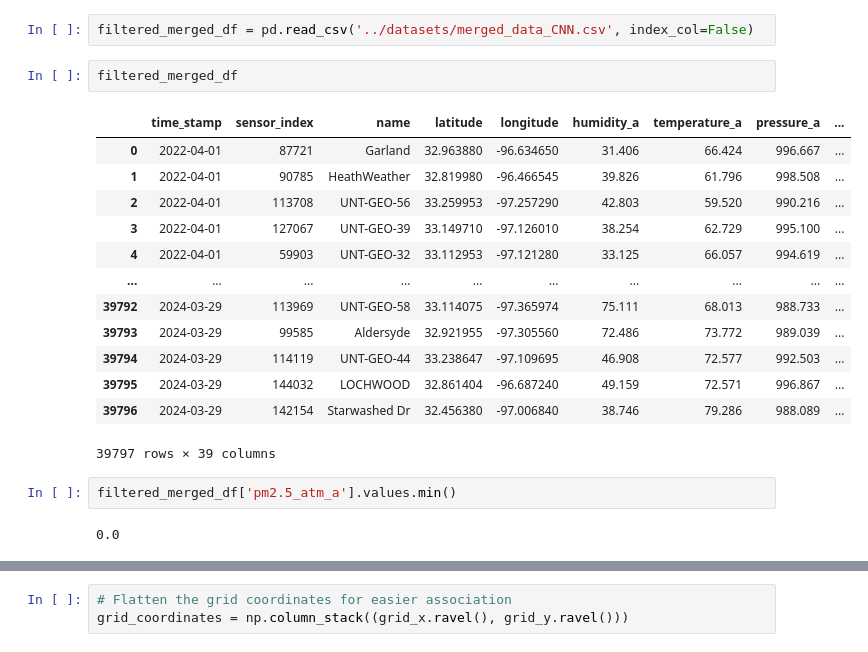
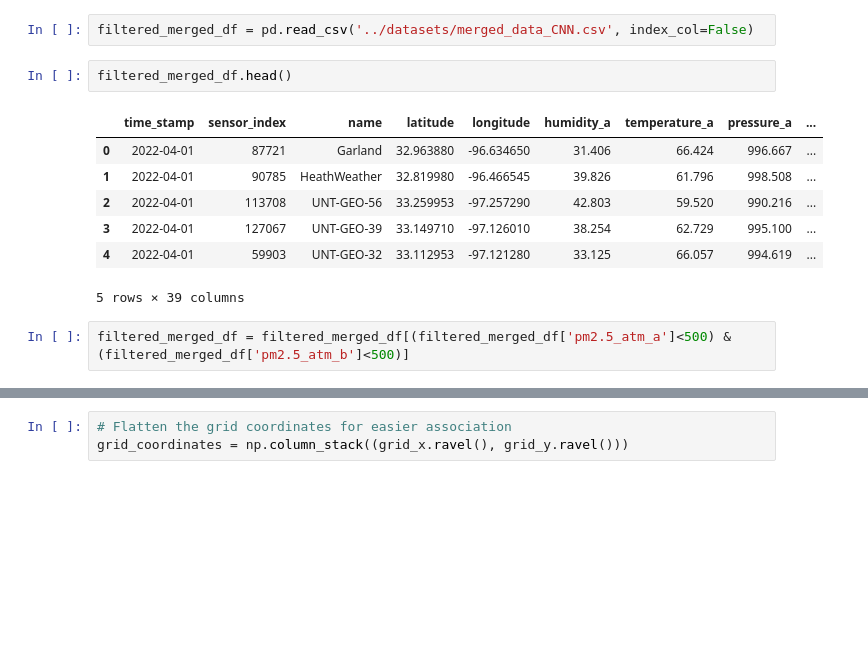
Before and after one commit to siwa-p/Air-quality-monitoring-and-prediction-using-PurpleAir-data, a Jupyter notebook: notebooks/CNN.ipynb, the cells around one changed output, grey strips where cells are left out. Drawn from its saved outputs; the diff is of its cells as text; blank space fills up the shorter version.

```diff
--- a/notebooks/CNN.ipynb
+++ b/notebooks/CNN.ipynb
@@ -69,25 +395,17 @@ import sqlite3
 # %%
 filtered_merged_df = pd.read_csv('../datasets/merged_data_CNN.csv', index_col=False)
 # %%
-filtered_merged_df
+filtered_merged_df.head()
 # %% [output]
 |  | time_stamp | sensor_index | name | latitude | longitude | humidity_a | temperature_a | pressure_a | ... |
 | 0 | 2022-04-01 | 87721 | Garland | 32.963880 | -96.634650 | 31.406 | 66.424 | 996.667 | ... |
 | 1 | 2022-04-01 | 90785 | HeathWeather | 32.819980 | -96.466545 | 39.826 | 61.796 | 998.508 | ... |
 | 2 | 2022-04-01 | 113708 | UNT-GEO-56 | 33.259953 | -97.257290 | 42.803 | 59.520 | 990.216 | ... |
 | 3 | 2022-04-01 | 127067 | UNT-GEO-39 | 33.149710 | -97.126010 | 38.254 | 62.729 | 995.100 | ... |
 | 4 | 2022-04-01 | 59903 | UNT-GEO-32 | 33.112953 | -97.121280 | 33.125 | 66.057 | 994.619 | ... |
-| ... | ... | ... | ... | ... | ... | ... | ... | ... | ... |
-| 39792 | 2024-03-29 | 113969 | UNT-GEO-58 | 33.114075 | -97.365974 | 75.111 | 68.013 | 988.733 | ... |
-| 39793 | 2024-03-29 | 99585 | Aldersyde | 32.921955 | -97.305560 | 72.486 | 73.772 | 989.039 | ... |
-| 39794 | 2024-03-29 | 114119 | UNT-GEO-44 | 33.238647 | -97.109695 | 46.908 | 72.577 | 992.503 | ... |
-| 39795 | 2024-03-29 | 144032 | LOCHWOOD | 32.861404 | -96.687240 | 49.159 | 72.571 | 996.867 | ... |
-| 39796 | 2024-03-29 | 142154 | Starwashed Dr | 32.456380 | -97.006840 | 38.746 | 79.286 | 988.089 | ... |
-39797 rows × 39 columns
+5 rows × 39 columns
-# %%
-filtered_merged_df['pm2.5_atm_a'].values.min()
-# %% [output]
-0.0
+# %%
+filtered_merged_df = filtered_merged_df[(filtered_merged_df['pm2.5_atm_a']<500) & (filtered_merged_df['pm2.5_atm_b']<500)]
 # %%
 from scipy.interpolate import griddata
 import numpy as np
```
Also changed, not shown: parts of 42 cells of this notebook, 7 other files.
